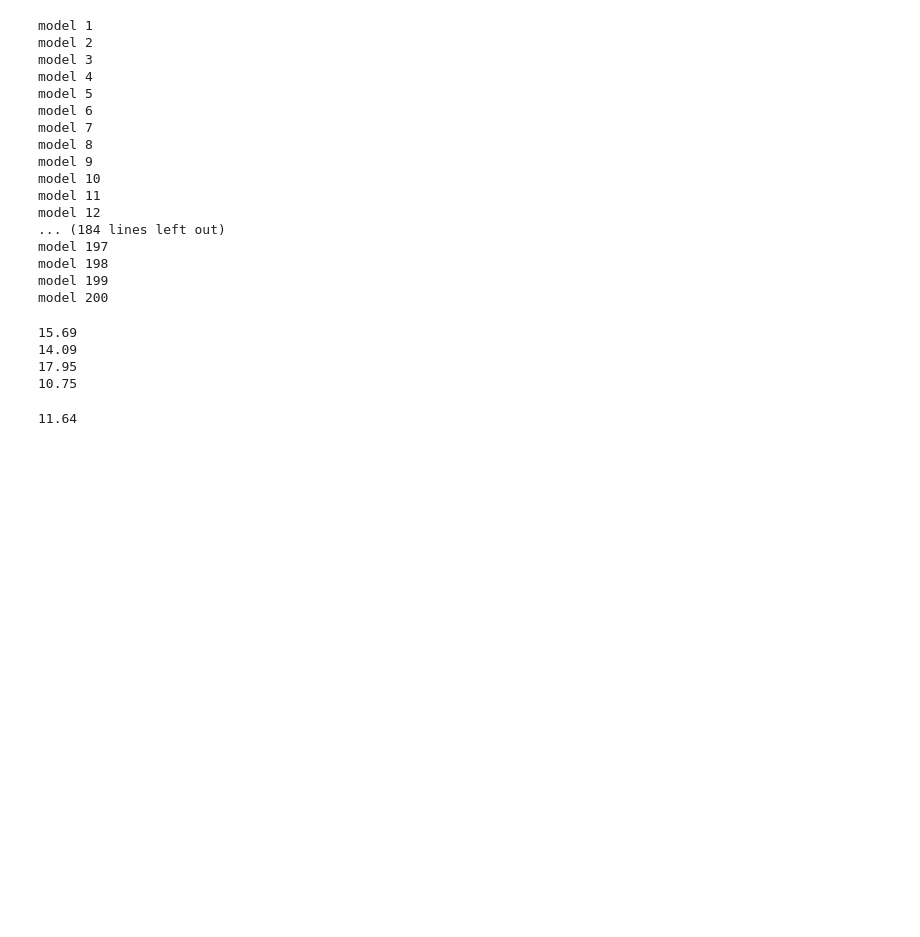
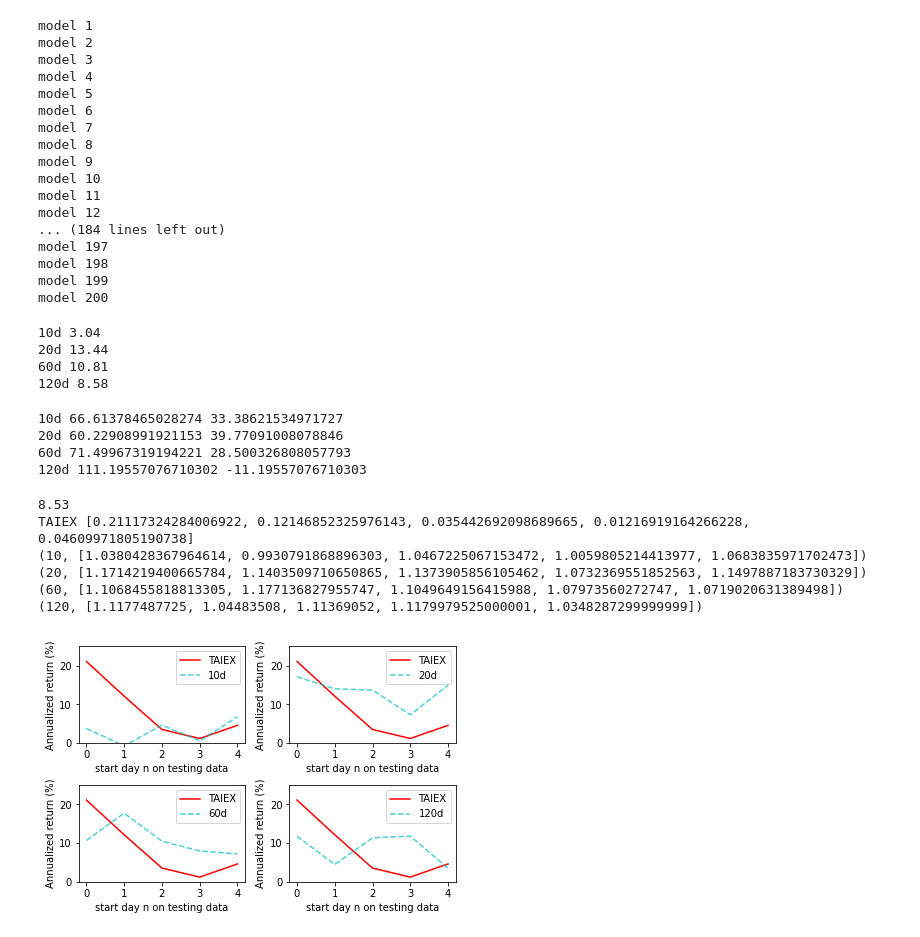
Before and after one commit to TsaoJiHo/Stock_Trend_Prediction, a Jupyter notebook: training.ipynb, the cells around one changed output. Cells and saved outputs as stored; diff of their text form; code cells hidden in the pictures; blank space fills up the shorter version.

Commit message:
Update data

```diff
--- a/training.ipynb
+++ b/training.ipynb
@@ -148,7 +137,7 @@ device = 'cpu'
 print(f'DEVICE: {device}')
 
 # training parameters
-num_epoch = 200        # number of training epoch
+num_epoch = 100        # number of training epoch
 BATCH_SIZE = 32
 learning_rate = 0.001       # learning rate
 
@@ -628,6 +619,16 @@ model 197
 model 198
 model 199
 model 200
+# %%
+# plot confusion matrix of 200 models combination
+for d in [10, 20, 60, 120]:
+    plot_confusion_matrix(confusion_matrix(true_label[d], predicted_label[d]),
+                            ['Down', 'Stable' ,'Up'],
+                            'total',
+                            d,
+                            title=f'Confusion matrix of {d}d',
+                            normalize    = False
+                            )
 # %%
 # Average return
 for d in ROI:
@@ -772,25 +808,62 @@ for d in [10, 20, 60, 120]:
 
         annualized_return[d].append(compound_interest)
 # %%
-from statistics import mean
-print(round((mean(annualized_return[10]) - 1) * 100, 2))
-print(round((mean(annualized_return[20]) - 1) * 100, 2))
-print(round((mean(annualized_return[60]) - 1) * 100, 2))
-print(round((mean(annualized_return[120]) - 1) * 100, 2))
+print('10d', round((mean(annualized_return[10]) - 1) * 100, 2))
+print('20d', round((mean(annualized_return[20]) - 1) * 100, 2))
+print('60d', round((mean(annualized_return[60]) - 1) * 100, 2))
+print('120d', round((mean(annualized_return[120]) - 1) * 100, 2))
 # %% [output]
-15.69
-14.09
-17.95
-10.75
+10d 3.04
+20d 13.44
+60d 10.81
+120d 8.58
+# %%
+from statistics import mean
+for d in [10, 20, 60, 120]:
+    avg_long = mean(roi_long_record[d])
+    avg_short = mean(roi_short_record[d])
+    avg_total = avg_long + avg_short
+    print(f'{d}d', (avg_long / avg_total) * 100, (avg_short / avg_total) * 100)
+# %% [output]
+10d 66.61378465028274 33.38621534971727
+20d 60.22908991921153 39.77091008078846
+60d 71.49967319194221 28.500326808057793
+120d 111.19557076710302 -11.19557076710303
 # %%
+# Baseline TAIEX
 import pandas as pd
 from statistics import mean
 
 fluctuation = []
 df = pd.read_csv(f'./data/indicator_data/taiex.csv')
-df = df[(df['date'] >= '2020-12-31') & (df['date'] <= '2022-04-08')]
-for i in range(len(df)-240):
-    fluctuation.append(abs((df['TAIEX'].iloc[i + 240] / df['TAIEX'].iloc[i]) - 1))
+df = df[df['date'] >= '2021-01-01']
+for day_shift in [0, 21, 42, 63, 84]:
+    fluctuation.append(abs((df['TAIEX'].iloc[day_shift + 240] / df['TAIEX'].iloc[day_shift]) - 1))
 print(round(mean(fluctuation) * 100, 2))
+
+print('TAIEX' ,fluctuation)
+for irr in annualized_return.items():
+    print(irr)
 # %% [output]
-11.64
+8.53
+TAIEX [0.21117324284006922, 0.12146852325976143, 0.035442692098689665, 0.01216919164266228, 0.04609971805190738]
+(10, [1.0380428367964614, 0.9930791868896303, 1.0467225067153472, 1.0059805214413977, 1.0683835971702473])
+(20, [1.1714219400665784, 1.1403509710650865, 1.1373905856105462, 1.0732369551852563, 1.1497887183730329])
+(60, [1.1068455818813305, 1.177136827955747, 1.1049649156415988, 1.07973560272747, 1.0719020631389498])
+(120, [1.1177487725, 1.04483508, 1.11369052, 1.1179979525000001, 1.0348287299999999])
+# %%
+for i, d in enumerate([10, 20, 60, 120]):
+    plt.subplot(221 + i)
+    plt.plot([x * 100 for x in fluctuation], color = 'r', label = 'TAIEX')
+    plt.plot([(x - 1) * 100 for x in annualized_return[d]], linestyle='dashed', color = 'c', alpha = 0.7, label = f'{d}d')
+
+
+    plt.xlabel('start day n on testing data')
+    plt.ylabel('Annualized return (%)')
+    plt.ylim(0, 25)
+    plt.legend(loc='best')
+
+plt.tight_layout()
+plt.show()
+# %% [output]
+[figure, added]
```
Also changed, not shown: parts of 13 cells of this notebook, 7 other files.
